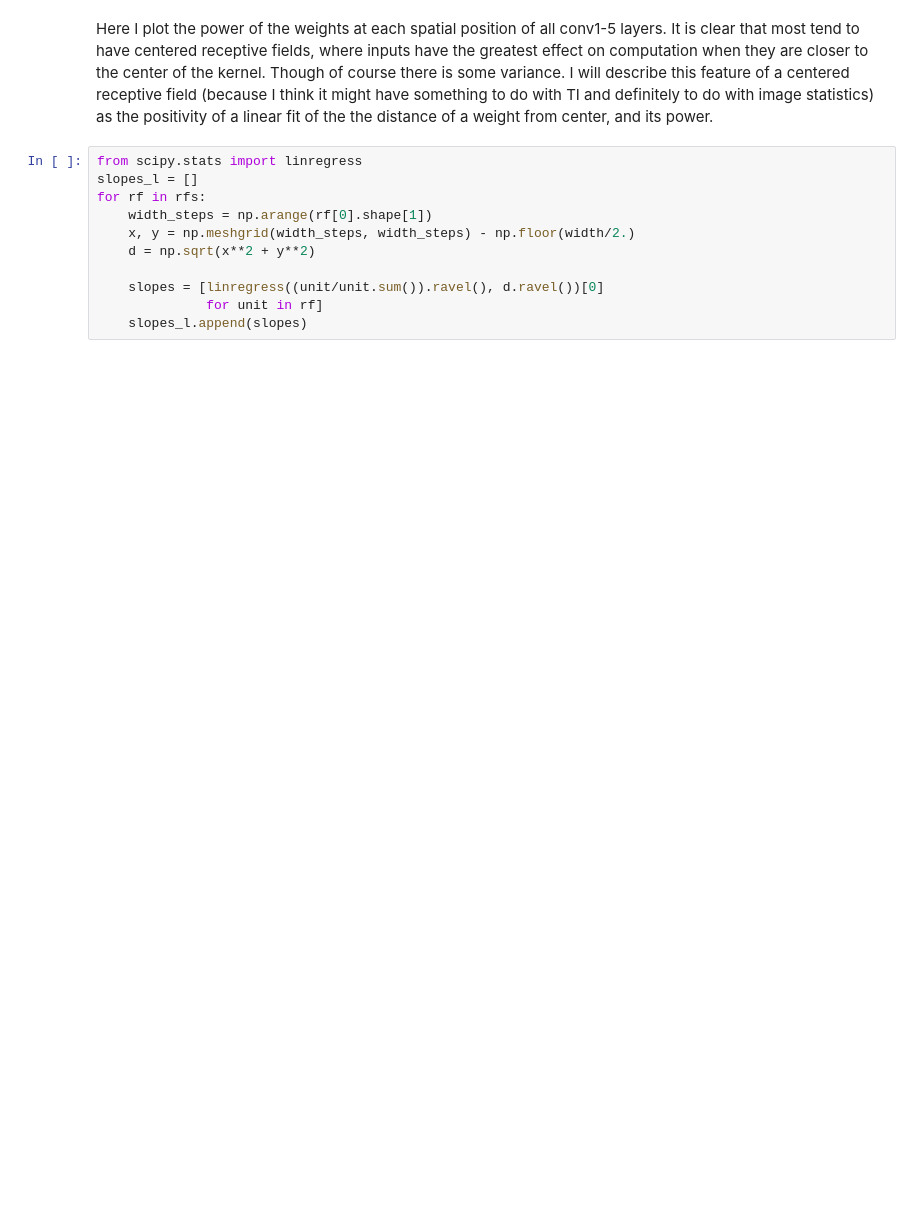
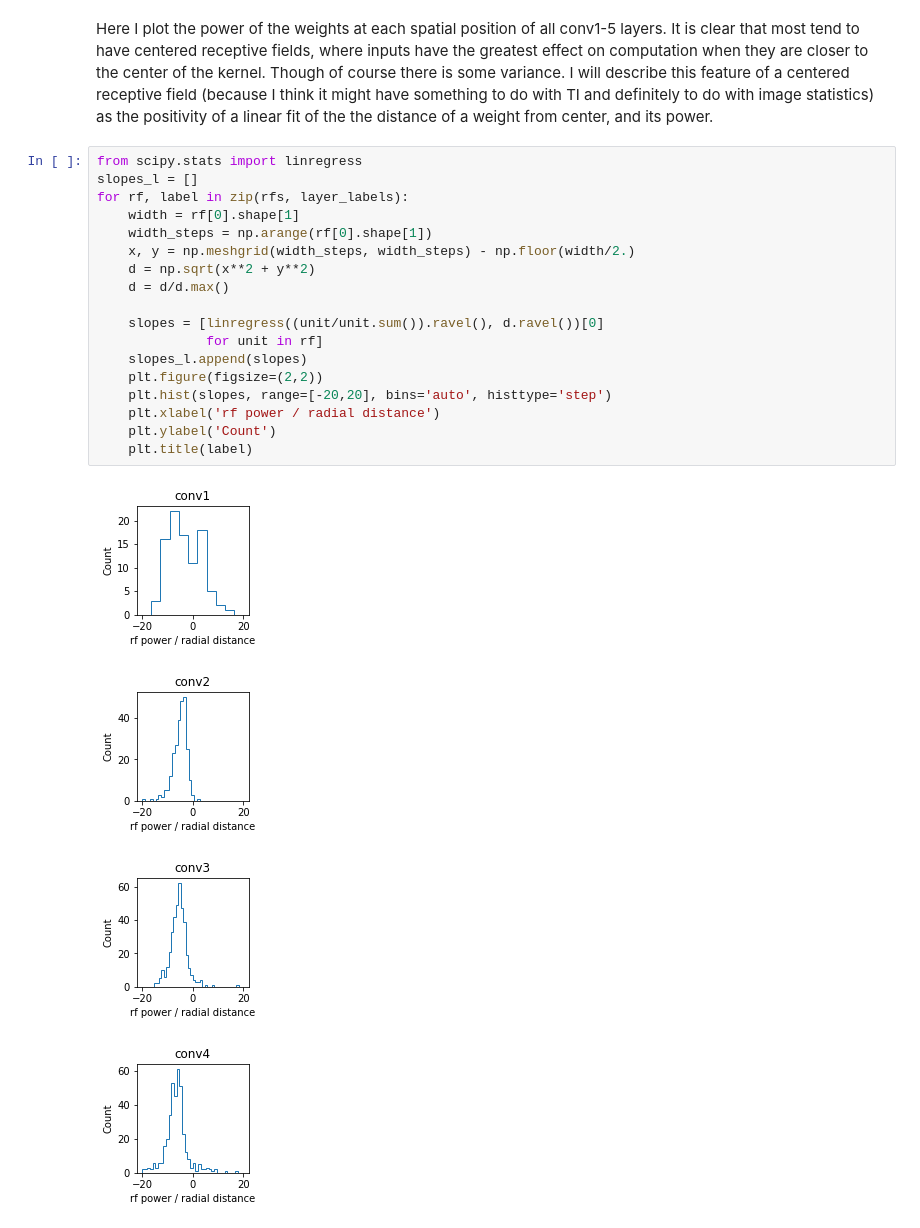
Before and after one commit to deanpospisil/ipython_nb, a Jupyter notebook: Relation of TI to CNN weights.ipynb, the cells around one changed output. Saved outputs shown, nothing was run; the diff lists cells and outputs as text; blank space fills up the shorter version.

```diff
--- a/Relation of TI to CNN weights.ipynb
+++ b/Relation of TI to CNN weights.ipynb
@@ -201,11 +258,23 @@ Here I plot the power of the weights at each spatial position of all conv1-5 lay
 # %%
 from scipy.stats import linregress
 slopes_l = []
-for rf in rfs:
+for rf, label in zip(rfs, layer_labels):
+    width = rf[0].shape[1]
     width_steps = np.arange(rf[0].shape[1])
     x, y = np.meshgrid(width_steps, width_steps) - np.floor(width/2.)
     d = np.sqrt(x**2 + y**2)
+    d = d/d.max()
 
     slopes = [linregress((unit/unit.sum()).ravel(), d.ravel())[0]
               for unit in rf]
     slopes_l.append(slopes)
+    plt.figure(figsize=(2,2))
+    plt.hist(slopes, range=[-20,20], bins='auto', histtype='step')
+    plt.xlabel('rf power / radial distance')
+    plt.ylabel('Count')
+    plt.title(label)
+# %% [output]
+[figure, added]
+[figure, added]
+[figure, added]
+[figure, added]
```
Also changed, not shown: parts of 26 cells of this notebook, 2 other files.
